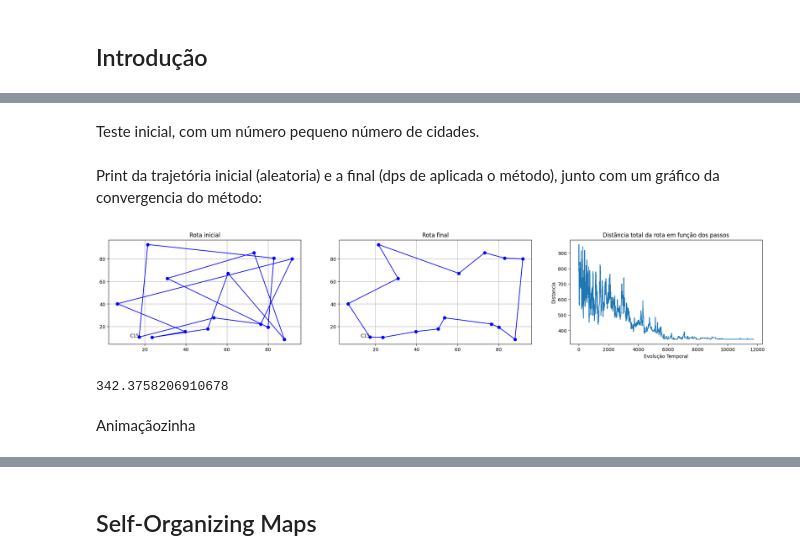
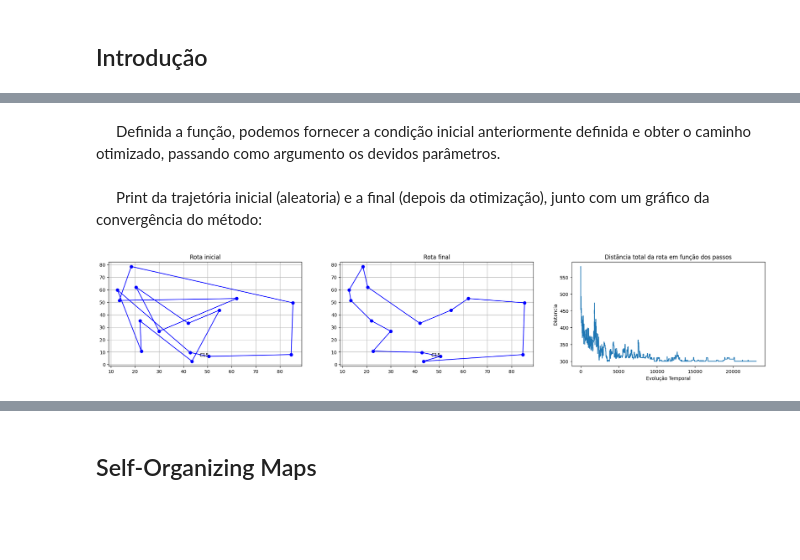
Before and after one commit to Wally-sson/pys, a Jupyter notebook: proximo petpy.ipynb, the cells around one changed output, grey strips where cells are left out. Drawn from its saved outputs; the diff is of its cells as text; code cells hidden in the pictures; blank space fills up the shorter version.

```diff
--- a/proximo petpy.ipynb
+++ b/proximo petpy.ipynb
@@ -23,0 +26,10 @@ O Problema do Caxeiro Viajante é um clássico problema de otimização da matem
+# %%
+N = 15
+L = 100
+
+np.random.seed(2)  # Para reprodutibilidade
+cidades = np.random.rand(N, 2) * 100  # Coordenadas entre 0 e 100
+
+cidades_NN = cidades.copy()
+cidades_SA = cidades.copy()
+cidades_SOM = cidades.copy()
@@ -25,0 +88,6 @@ O Problema do Caxeiro Viajante é um clássico problema de otimização da matem
+# %%
+aux = cidades_SA.copy()
+cidades_SA = np.zeros([N+1,2], float)
+for i in range(N):
+    cidades_SA[i] = aux[i]
+cidades_SA[N] = cidades_SA[0]
@@ -66,59 +138,45 @@ def evoluir(r, N, L, Tmin, tau):
-# %% [markdown]
-Teste inicial, com um número pequeno número de cidades.
-# %%
-N = 15
-L = 100 # km...?
-r = np.zeros([N+1,2], float)
-rc = r.copy()
-
-seed(4)
-for i in range(N):
-    r[i,0], r[i,1] = random()*L, random()*L
-r[N] = r[0]
-
-r, quadros, distancias = evoluir(r, N, L, 1, 0.3*10e3)
+# %% [markdown]
+$\quad$ Definida a função, podemos fornecer a condição inicial anteriormente definida e obter o caminho otimizado, passando como argumento os devidos parâmetros.
+# %%
+cidades_SA, quadros_SA, distancias = evoluir(cidades_SA, N, L, 1, 1e4)
 # %% [markdown]
-Print da trajetória inicial (aleatoria) e a final (dps de aplicada o método), junto com um gráfico da convergencia do método:
+$\quad$ Print da trajetória inicial (aleatoria) e a final (depois da otimização), junto com um gráfico da convergência do método:
 # %%
 fig, axes = plt.subplots(1, 3, figsize=(25, 4))  # 1 linha, 3 colunas
 
-r_inicial = quadros[0]
-r_final = quadros[-1]
+r_inicial = quadros_SA[0]
+r_final = quadros_SA[-1]
 
 for i in range(N-1):
         x1,y1 = r_inicial[i,0],r_inicial[i,1]
         x2,y2 = r_inicial[i+1,0],r_inicial[i+1,1]
         axes[0].plot([x1, x2], [y1, y2], 'bo-')
         axes[0].plot(x1, y1, f'C{i + 1}')
 
         x1,y1 = r_final[i,0],r_final[i,1]
         x2,y2 = r_final[i+1,0],r_final[i+1,1]
         axes[1].plot([x1, x2], [y1, y2], 'bo-')
         axes[1].plot(x1, y1, f'C{i + 1}')
 
 x1, y1 = r_inicial[N-1,0], r_inicial[N-1,1]
 x2, y2 = r_inicial[0,0], r_inicial[0,1]
 axes[0].plot([x1, x2], [y1, y2], 'bo-')
-axes[0].text(*r[N-1], f'C{N}', fontsize=10, ha='right')
+axes[0].text(*cidades_SA[N-1], f'C{N}', fontsize=10, ha='right')
 axes[0].grid(True)
 axes[0].set_title("Rota inicial")
 
 x1, y1 = r_final[N-1,0], r_final[N-1,1]
 x2, y2 = r_final[0,0], r_final[0,1]
 axes[1].plot([x1, x2], [y1, y2], 'bo-')
-axes[1].text(*r[N-1], f'C{N}', fontsize=10, ha='right')
+axes[1].text(*cidades_SA[N-1], f'C{N}', fontsize=10, ha='right')
 axes[1].grid(True)
 axes[1].set_title("Rota final")
 
 axes[2].plot(distancias)
 axes[2].set_xlabel("Evolução Temporal")
 axes[2].set_ylabel("Distancia")
 axes[2].set_title("Distãncia total da rota em função dos passos")
 
 plt.show()
-print(distance(r))
 # %% [output]
-[figure, old version]
+[figure, new version]
-342.3758206910678
-# %% [markdown]
-Animaçãozinha
```
Also changed, not shown: parts of 22 cells of this notebook, 4 other files.
